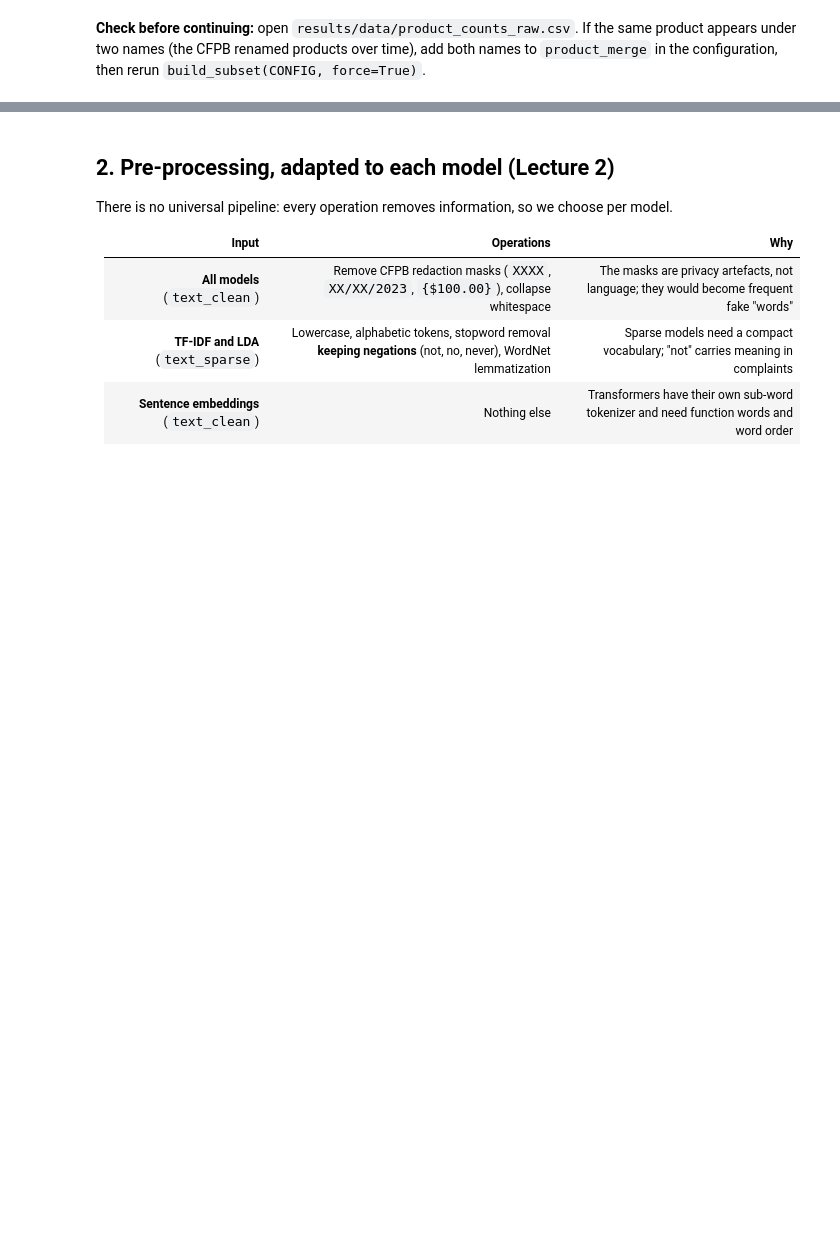
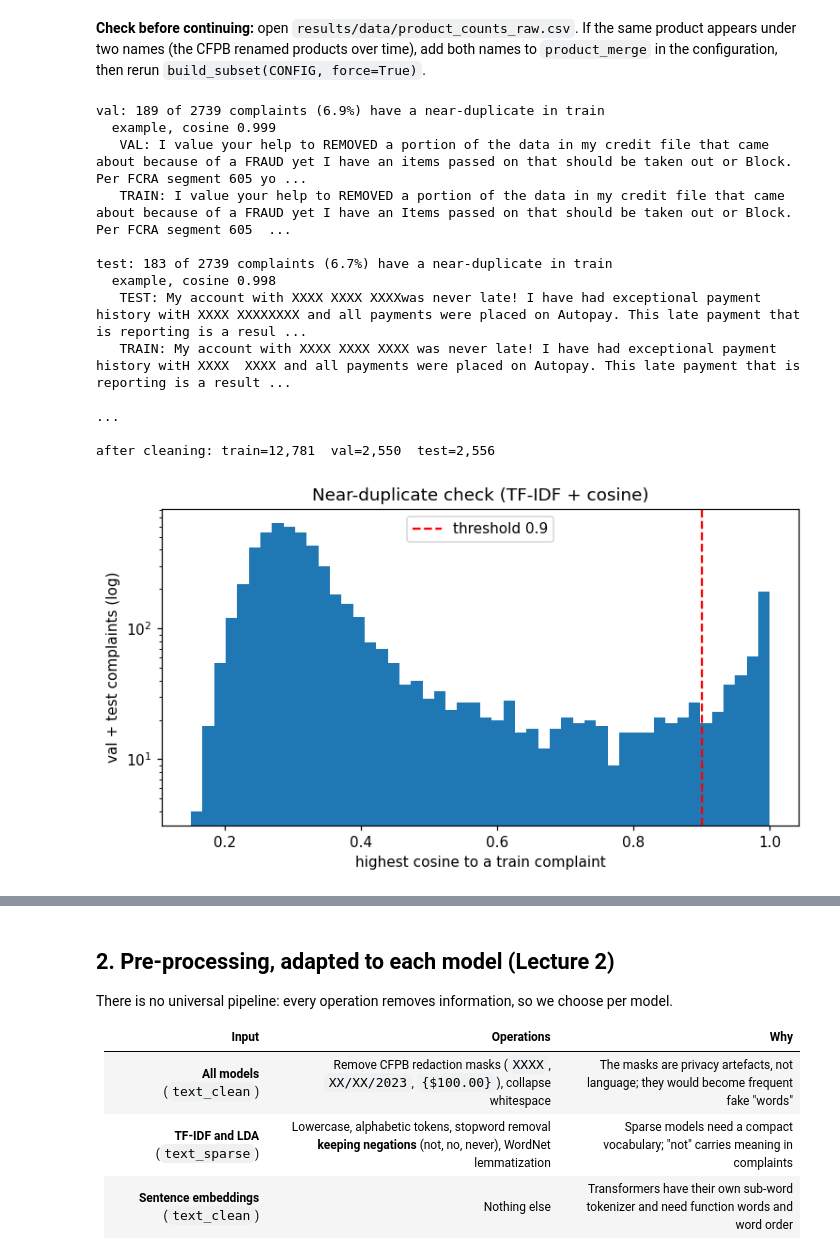
Before and after one commit to samiwadh/complaintlens, a Jupyter notebook: ComplaintLens.ipynb, the cells around one changed output, grey strips where cells are left out. Saved outputs shown, nothing was run; the diff lists cells and outputs as text; code cells hidden in the pictures; blank space fills up the shorter version.

```diff
--- a/ComplaintLens.ipynb
+++ b/ComplaintLens.ipynb
@@ -236,2 +288,66 @@ print(f"train={len(splits['train']):,}  val={len(splits['val']):,}  test={len(sp
 # %% [markdown]
 **Check before continuing:** open `results/data/product_counts_raw.csv`. If the same product appears under two names (the CFPB renamed products over time), add both names to `product_merge` in the configuration, then rerun `build_subset(CONFIG, force=True)`.
+# %%
+# 1.5 Near-duplicate check (Lecture 3: TF-IDF vectors + cosine similarity)
+# Exact duplicates are already removed. Template letters with small edits are NOT exact copies,
+# so we look for val/test complaints whose TF-IDF vector is almost identical to a TRAIN complaint.
+import matplotlib.pyplot as plt
+from sklearn.feature_extraction.text import TfidfVectorizer
+from sklearn.metrics.pairwise import linear_kernel
+
+THRESH = 0.90                                            # cosine >= 0.90 = near-duplicate
+vec = TfidfVectorizer(sublinear_tf=True, min_df=2)
+X_tr = vec.fit_transform(splits["train"]["text"])        # fitted on TRAIN only (no leakage)
+
+def max_cosine_to_train(texts, batch=500):
+    """For each text: highest cosine to any train complaint, and which one (rows are L2-normalised, so dot = cosine)."""
+    X = vec.transform(texts)
+    best, nn = np.zeros(X.shape[0]), np.zeros(X.shape[0], dtype=int)
+    for s in range(0, X.shape[0], batch):
+        S = linear_kernel(X[s:s + batch], X_tr)
+        best[s:s + batch], nn[s:s + batch] = S.max(axis=1), S.argmax(axis=1)
+    return best, nn
+
+out = RES / "data"; out.mkdir(parents=True, exist_ok=True)
+rows, sims = [], {}
+train_reset = splits["train"].reset_index(drop=True)
+for name in ("val", "test"):
+    df = splits[name].reset_index(drop=True)
+    sim, nn = max_cosine_to_train(df["text"])
+    sims[name] = sim
+    near = sim >= THRESH
+    print(f"{name}: {near.sum()} of {len(df)} complaints ({near.mean():.1%}) have a near-duplicate in train")
+    for p, n in df.loc[near, "product"].value_counts().items():
+        rows.append({"split": name, "product": p, "near_duplicates": n})
+    if near.any():                                       # show one example pair
+        i = int(np.argmax(np.where(sim < 0.999, sim, 0)))  # most similar pair that is NOT identical
+        print(f"  example, cosine {sim[i]:.3f}\n   {name.upper()}: {df.loc[i, 'text'][:250]}...\n"
+              f"   TRAIN: {train_reset.loc[nn[i], 'text'][:250]}...\n")
+    splits[name] = df[~near]                             # remove them: they would inflate test scores
+
+pd.DataFrame(rows).to_csv(out / "near_duplicates.csv", index=False)
+for name, df in splits.items():                          # save the cleaned splits for the next cells
+    df.to_csv(CONFIG["paths"]["processed_dir"] / f"{name}.csv", index=False)
+print(f"after cleaning: train={len(splits['train']):,}  val={len(splits['val']):,}  test={len(splits['test']):,}")
+
+plt.figure(figsize=(7, 4))
+plt.hist(np.concatenate(list(sims.values())), bins=50)
+plt.axvline(THRESH, color="red", ls="--", label=f"threshold {THRESH}")
+plt.yscale("log"); plt.xlabel("highest cosine to a train complaint"); plt.ylabel("val + test complaints (log)")
+plt.title("Near-duplicate check (TF-IDF + cosine)"); plt.legend(); plt.tight_layout()
+plt.savefig(out / "near_duplicates_hist.png", dpi=150); plt.show()
+# %% [output]
+val: 189 of 2739 complaints (6.9%) have a near-duplicate in train
+  example, cosine 0.999
+   VAL: I value your help to REMOVED a portion of the data in my credit file that came about because of a FRAUD yet I have an items passed on that should be taken out or Block. Per FCRA segment 605 yo ...
+   TRAIN: I value your help to REMOVED a portion of the data in my credit file that came about because of a FRAUD yet I have an Items passed on that should be taken out or Block. Per FCRA segment 605  ...
+
+test: 183 of 2739 complaints (6.7%) have a near-duplicate in train
+  example, cosine 0.998
+   TEST: My account with XXXX XXXX XXXXwas never late! I have had exceptional payment history witH XXXX XXXXXXXX and all payments were placed on Autopay. This late payment that is reporting is a resul ...
+   TRAIN: My account with XXXX XXXX XXXX was never late! I have had exceptional payment history witH XXXX  XXXX and all payments were placed on Autopay. This late payment that is reporting is a result ...
+
+...
+
+after cleaning: train=12,781  val=2,550  test=2,556
+[figure, added]
```
Also changed, not shown: parts of 13 cells of this notebook.
